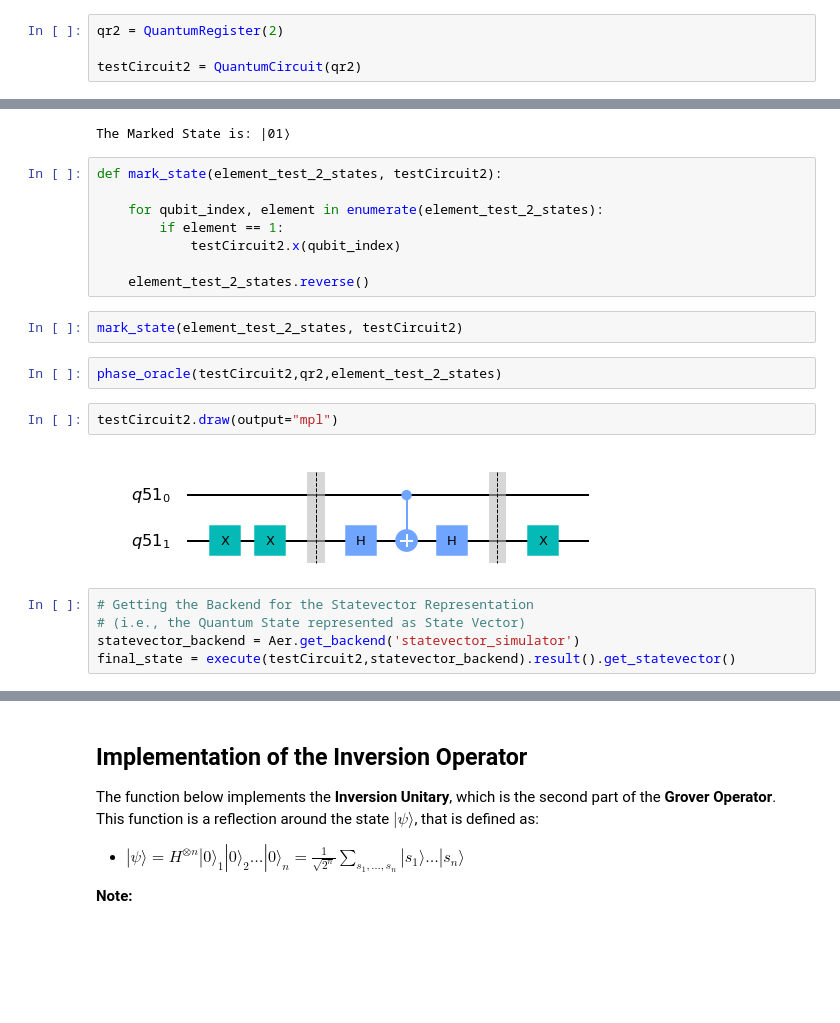
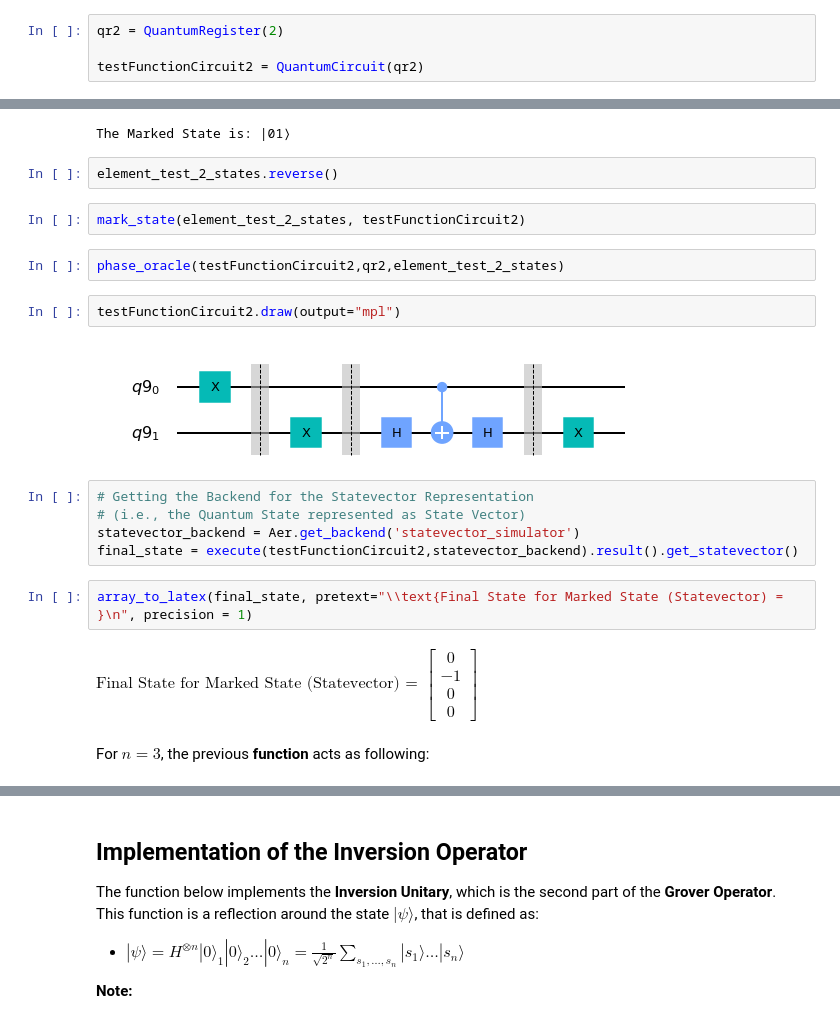
Before and after one commit to rubenandrebarreiro/summer-school-on-quantum-computing-software-for-near-term-quantum-devices-2020, a Jupyter notebook: project/grover-algorithm-questions.ipynb, the cells around one changed output, grey strips where cells are left out. Saved outputs shown, nothing was run; the diff lists cells and outputs as text; blank space fills up the shorter version.

Commit message:
More updates on the Quantum Computing Project
More updates on the Quantum Computing Project

```diff
--- a/project/grover-algorithm-questions.ipynb
+++ b/project/grover-algorithm-questions.ipynb
@@ -932,4 +956,4 @@ Check whether this **function** acts as expected.
 # %%
 qr2 = QuantumRegister(2)
 
-testCircuit2 = QuantumCircuit(qr2)
+testFunctionCircuit2 = QuantumCircuit(qr2)
@@ -953,24 +963,32 @@ element_test_2_states_binary = ''.join(map(str,element_test_2_states))
 print("The Marked State is: |{}⟩".format(element_test_2_states_binary))
 # %% [output]
 The Marked State is: |01⟩
-# %%
-def mark_state(element_test_2_states, testCircuit2):
-
-    for qubit_index, element in enumerate(element_test_2_states):
-        if element == 1:
-            testCircuit2.x(qubit_index)
-
-    element_test_2_states.reverse()
+# %%
+element_test_2_states.reverse()
 # %%
-mark_state(element_test_2_states, testCircuit2)
+mark_state(element_test_2_states, testFunctionCircuit2)
 # %%
-phase_oracle(testCircuit2,qr2,element_test_2_states)
+phase_oracle(testFunctionCircuit2,qr2,element_test_2_states)
 # %%
-testCircuit2.draw(output="mpl")
+testFunctionCircuit2.draw(output="mpl")
 # %% [output]
-[figure, old version]
+[figure, new version]
 # %%
 # Getting the Backend for the Statevector Representation
 # (i.e., the Quantum State represented as State Vector)
 statevector_backend = Aer.get_backend('statevector_simulator')
-final_state = execute(testCircuit2,statevector_backend).result().get_statevector()
+final_state = execute(testFunctionCircuit2,statevector_backend).result().get_statevector()
+# %%
+array_to_latex(final_state, pretext="\\text{Final State for Marked State (Statevector) = }\n", precision = 1)
+# %% [output]
+$\displaystyle
+\text{Final State for Marked State (Statevector) = }
+\begin{bmatrix}
+0 \\
+-1 \\
+0 \\
+0
+\end{bmatrix}
+$
+# %% [markdown]
+For $ n = 3 $, the previous **function** acts as following:
```
Also changed, not shown: parts of 31 cells of this notebook.
